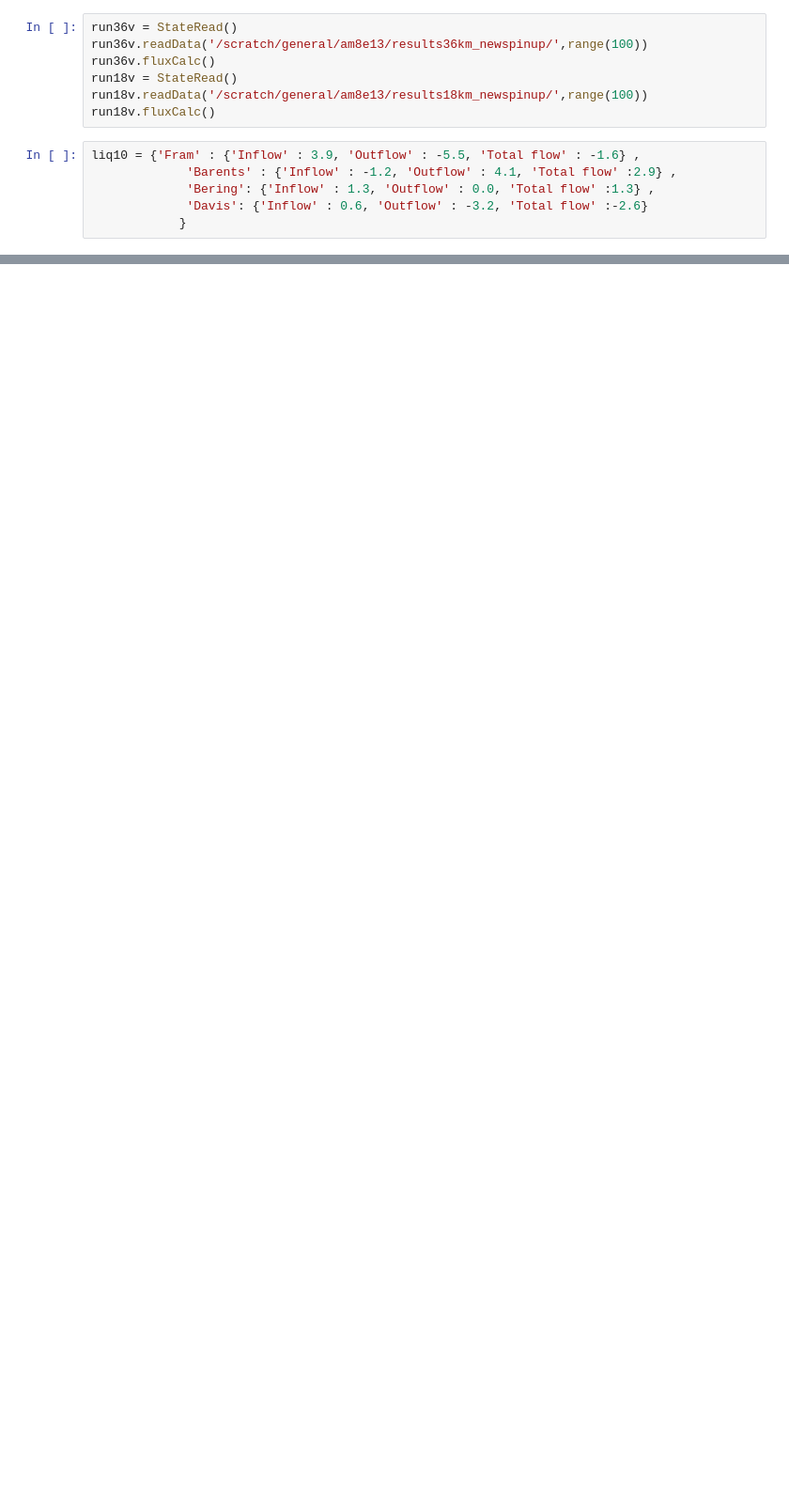
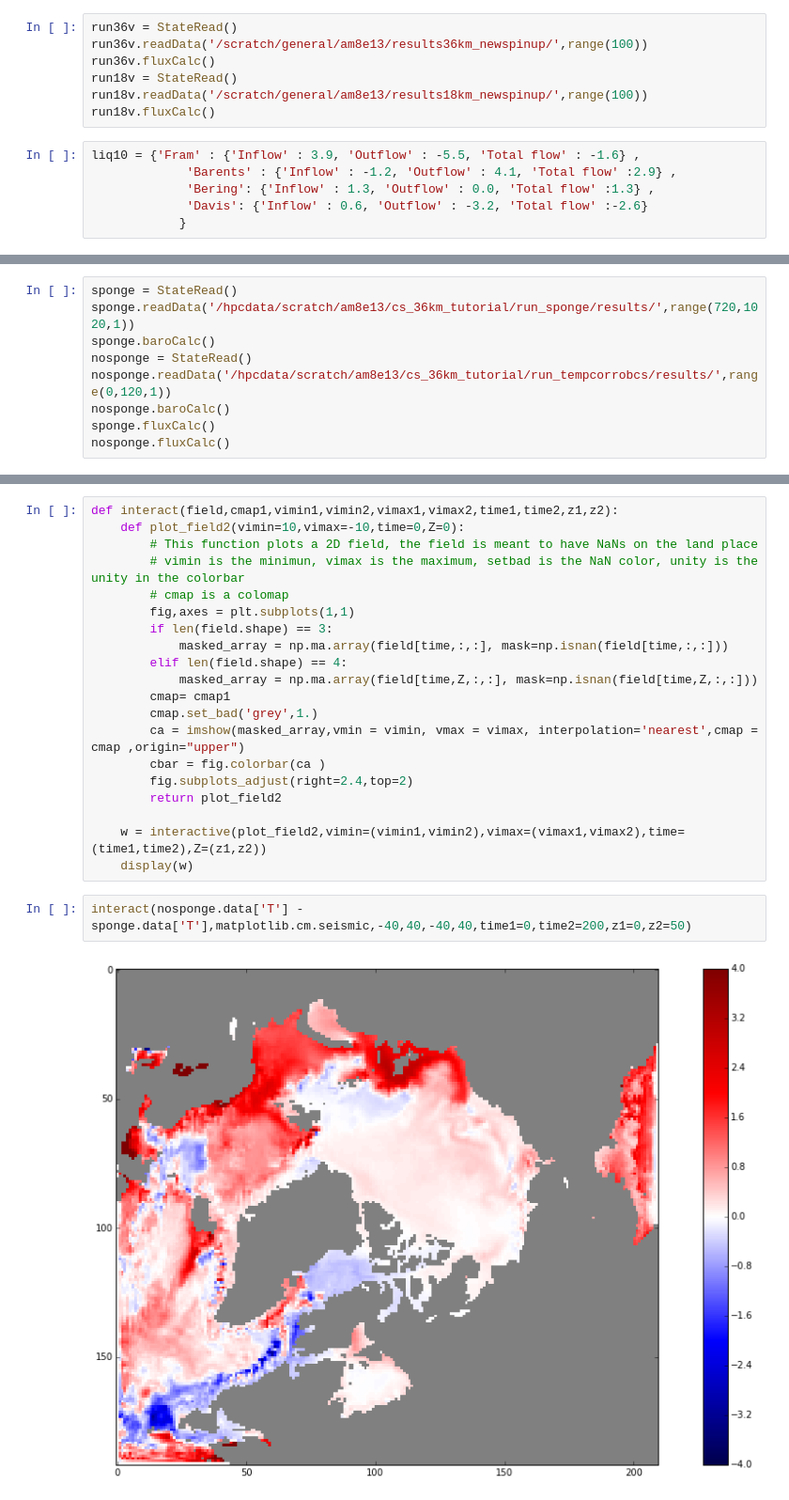
Before and after one commit to AlessandroMozzato/notebooks, a Jupyter notebook: ModelValidation.ipynb, the cells around one changed output, grey strips where cells are left out. Shown at 94% size. Saved outputs shown, nothing was run; the diff lists cells and outputs as text; blank space fills up the shorter version.

```diff
--- a/ModelValidation.ipynb
+++ b/ModelValidation.ipynb
@@ -198,0 +237,9 @@ liq10 = {'Fram' : {'Inflow' : 3.9, 'Outflow' : -5.5, 'Total flow' : -1.6} ,
+# %%
+sponge = StateRead()
+sponge.readData('/hpcdata/scratch/am8e13/cs_36km_tutorial/run_sponge/results/',range(720,1020,1))
+sponge.baroCalc()
+nosponge = StateRead()
+nosponge.readData('/hpcdata/scratch/am8e13/cs_36km_tutorial/run_tempcorrobcs/results/',range(0,120,1))
+nosponge.baroCalc()
+sponge.fluxCalc()
+nosponge.fluxCalc()
@@ -221,0 +277,24 @@ liq10 {'Outflow': -3.2, 'Total flow': -2.6, 'Inflow': 0.6}
+# %%
+def interact(field,cmap1,vimin1,vimin2,vimax1,vimax2,time1,time2,z1,z2):
+    def plot_field2(vimin=10,vimax=-10,time=0,Z=0):
+        # This function plots a 2D field, the field is meant to have NaNs on the land place
+        # vimin is the minimun, vimax is the maximum, setbad is the NaN color, unity is the unity in the colorbar
+        # cmap is a colomap
+        fig,axes = plt.subplots(1,1)
+        if len(field.shape) == 3:
+            masked_array = np.ma.array(field[time,:,:], mask=np.isnan(field[time,:,:]))
+        elif len(field.shape) == 4:
+            masked_array = np.ma.array(field[time,Z,:,:], mask=np.isnan(field[time,Z,:,:]))
+        cmap= cmap1
+        cmap.set_bad('grey',1.)
+        ca = imshow(masked_array,vmin = vimin, vmax = vimax, interpolation='nearest',cmap = cmap ,origin="upper")
+        cbar = fig.colorbar(ca )
+        fig.subplots_adjust(right=2.4,top=2)
+        return plot_field2
+
+    w = interactive(plot_field2,vimin=(vimin1,vimin2),vimax=(vimax1,vimax2),time=(time1,time2),Z=(z1,z2))
+    display(w)
+# %%
+interact(nosponge.data['T'] - sponge.data['T'],matplotlib.cm.seismic,-40,40,-40,40,time1=0,time2=200,z1=0,z2=50)
+# %% [output]
+[figure, added]
```
Also changed, not shown: parts of 26 cells of this notebook, 4 other files.
